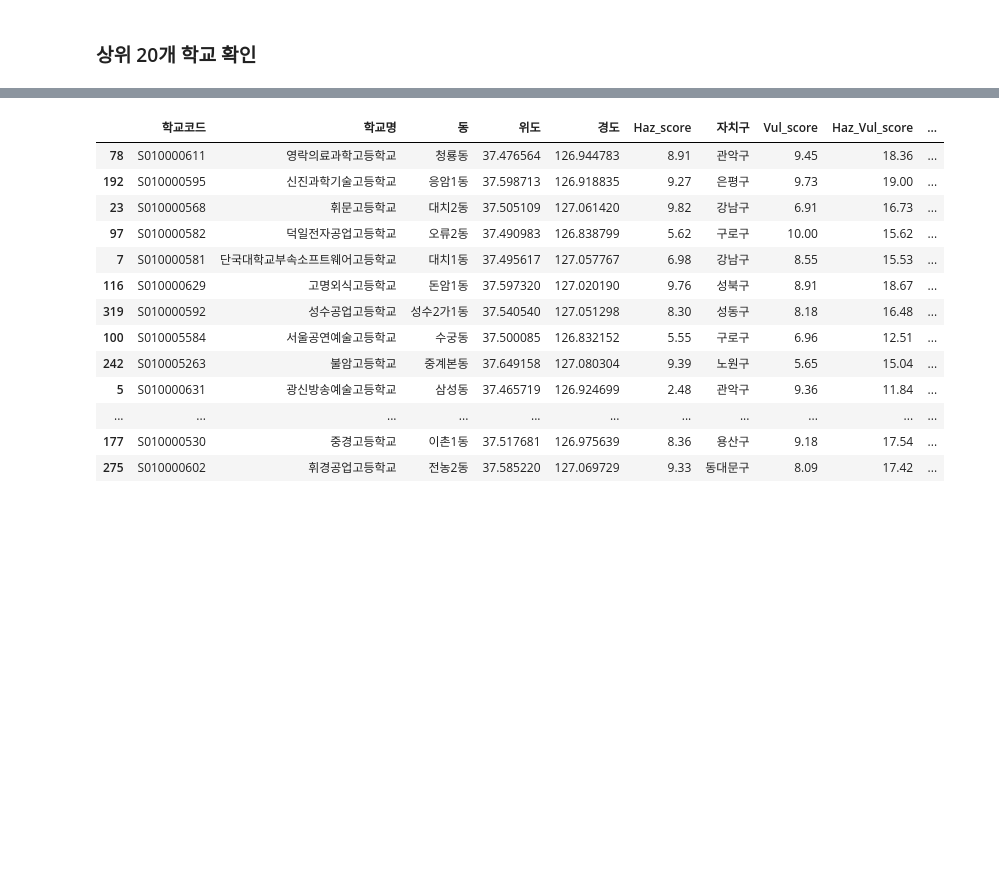
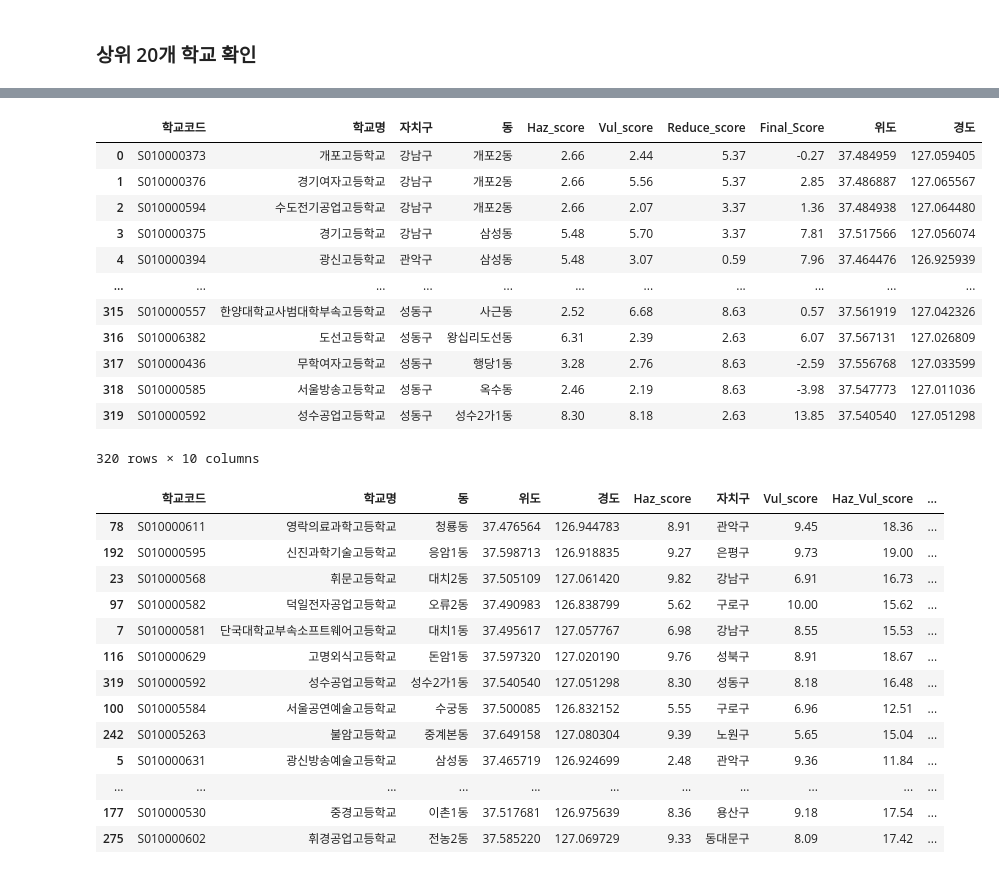
Before and after one commit to nam9296/School_CCTV_Bigdata, a Jupyter notebook: Clustering/2_최종점수산출/Total_Sum.ipynb, the cells around one changed output, grey strips where cells are left out. Cells and saved outputs as stored; diff of their text form; code cells hidden in the pictures; blank space fills up the shorter version.

```diff
--- a/Clustering/2_최종점수산출/Total_Sum.ipynb
+++ b/Clustering/2_최종점수산출/Total_Sum.ipynb
@@ -217,0 +305,17 @@ top20
+# %%
+various_All_school =Vulnerability_Hazard_Reduce [['학교코드','학교명','자치구','동','Haz_score','Vul_score','Reduce_score','Final_Score','위도','경도']]
+various_All_school
+# %% [output]
+|  | 학교코드 | 학교명 | 자치구 | 동 | Haz_score | Vul_score | Reduce_score | Final_Score | 위도 | 경도 |
+| 0 | S010000373 | 개포고등학교 | 강남구 | 개포2동 | 2.66 | 2.44 | 5.37 | -0.27 | 37.484959 | 127.059405 |
+| 1 | S010000376 | 경기여자고등학교 | 강남구 | 개포2동 | 2.66 | 5.56 | 5.37 | 2.85 | 37.486887 | 127.065567 |
+| 2 | S010000594 | 수도전기공업고등학교 | 강남구 | 개포2동 | 2.66 | 2.07 | 3.37 | 1.36 | 37.484938 | 127.064480 |
+| 3 | S010000375 | 경기고등학교 | 강남구 | 삼성동 | 5.48 | 5.70 | 3.37 | 7.81 | 37.517566 | 127.056074 |
+| 4 | S010000394 | 광신고등학교 | 관악구 | 삼성동 | 5.48 | 3.07 | 0.59 | 7.96 | 37.464476 | 126.925939 |
+| ... | ... | ... | ... | ... | ... | ... | ... | ... | ... | ... |
+| 315 | S010000557 | 한양대학교사범대학부속고등학교 | 성동구 | 사근동 | 2.52 | 6.68 | 8.63 | 0.57 | 37.561919 | 127.042326 |
+| 316 | S010006382 | 도선고등학교 | 성동구 | 왕십리도선동 | 6.31 | 2.39 | 2.63 | 6.07 | 37.567131 | 127.026809 |
+| 317 | S010000436 | 무학여자고등학교 | 성동구 | 행당1동 | 3.28 | 2.76 | 8.63 | -2.59 | 37.556768 | 127.033599 |
+| 318 | S010000585 | 서울방송고등학교 | 성동구 | 옥수동 | 2.46 | 2.19 | 8.63 | -3.98 | 37.547773 | 127.011036 |
+| 319 | S010000592 | 성수공업고등학교 | 성동구 | 성수2가1동 | 8.30 | 8.18 | 2.63 | 13.85 | 37.540540 | 127.051298 |
+320 rows × 10 columns
```
Also changed, not shown: parts of 8 cells of this notebook.
